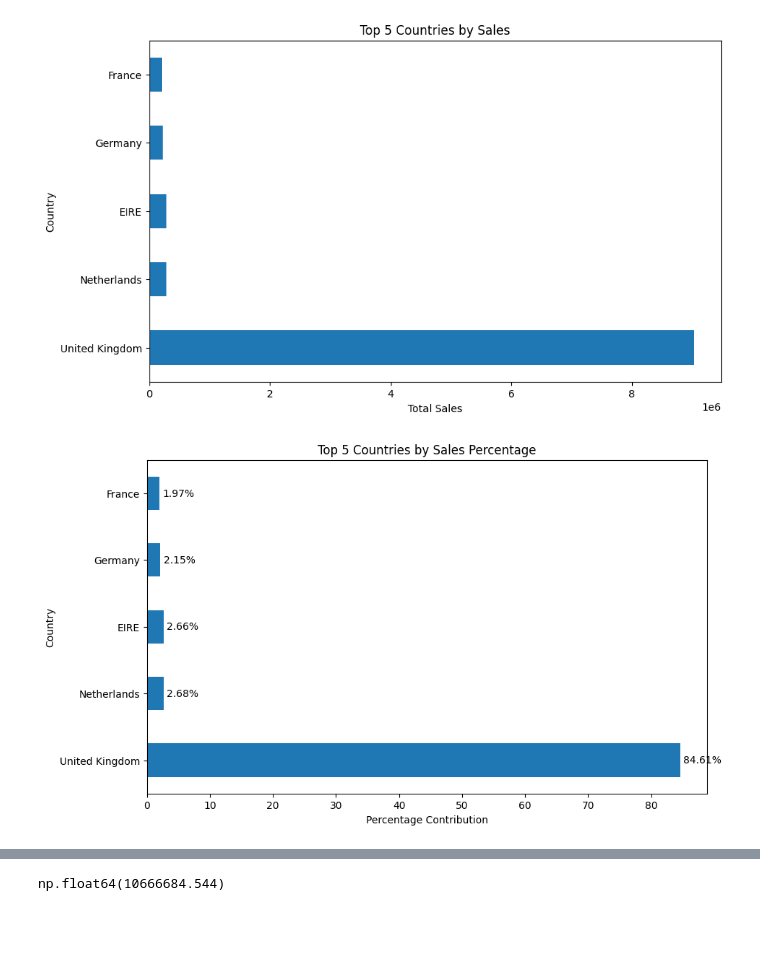
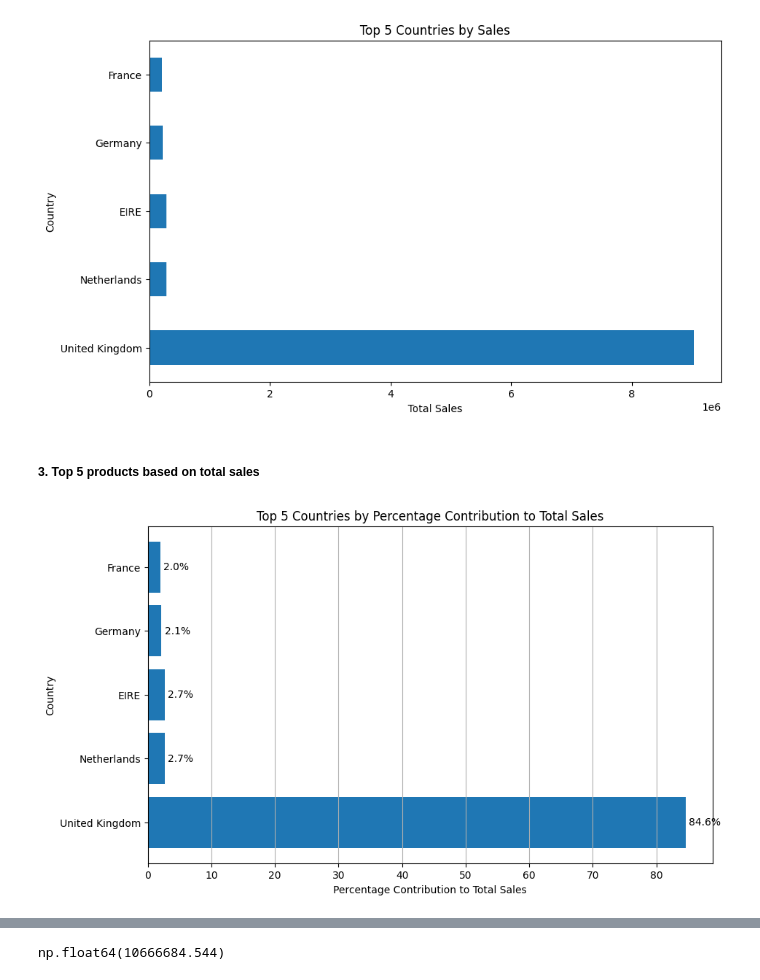
Before and after one commit to bhagwanijanvi8-prog/Online-Retail-Analysis-Pandas, a Jupyter notebook: Online_Retail_Analysis.ipynb, the cells around one changed output, grey strips where cells are left out. Cells and saved outputs as stored; diff of their text form; code cells hidden in the pictures; blank space fills up the shorter version.

```diff
--- a/Online_Retail_Analysis.ipynb
+++ b/Online_Retail_Analysis.ipynb
@@ -316,27 +332,34 @@ plt.ylabel("Country")
 plt.show()
 # %% [output]
 [figure]
+# %% [markdown]
+##### 3. Top 5 products based on total sales
 # %%
 # prompt : Plot same chart as above but this time use percentage contribution . show % on the bar.
 
 # Calculate the total sales for all countries
-total_sales_all_countries = country_sales_percentage.sum()
+total_sales_all_countries = df4['TotalSales'].sum()
 
-country_sales_percentage = country_sales_percentage / total_sales_all_countries * 100
+# Calculate the sales percentage for each country
+country_sales_percentage = df4.groupby('Country')['TotalSales'].sum() / total_sales_all_countries * 100
+
+# Sort the countries by sales percentage in descending order
+country_sales_percentage = country_sales_percentage.sort_values(ascending=False)
 
 # Get the top 5 countries by percentage contribution
 top_5_countries_percentage = country_sales_percentage.head(5)
 
 plt.figure(figsize=(10, 6))
-ax = top_5_countries_percentage.plot(kind="barh", title="Top 5 Countries by Sales Percentage")
-plt.xlabel("Percentage Contribution")
-plt.ylabel("Country")
-
+bars = plt.barh(top_5_countries_percentage.index, top_5_countries_percentage.values)
+plt.xlabel('Percentage Contribution to Total Sales')
+plt.ylabel('Country')
+plt.title('Top 5 Countries by Percentage Contribution to Total Sales')
+plt.grid(axis='x')
 
 # Add percentage labels to the bars
-for i, v in enumerate(top_5_countries_percentage):
-    ax.text(v + 0.5, i, f"{v:.2f}%", va='center')
+for bar, percentage in zip(bars, top_5_countries_percentage.values):
+    plt.text(bar.get_width() + 0.5, bar.get_y() + bar.get_height()/2, f'{percentage:.1f}%', va='center')
 
 plt.show()
 # %% [output]
-[figure, old version]
+[figure, new version]
```
Also changed, not shown: parts of 17 cells of this notebook.
